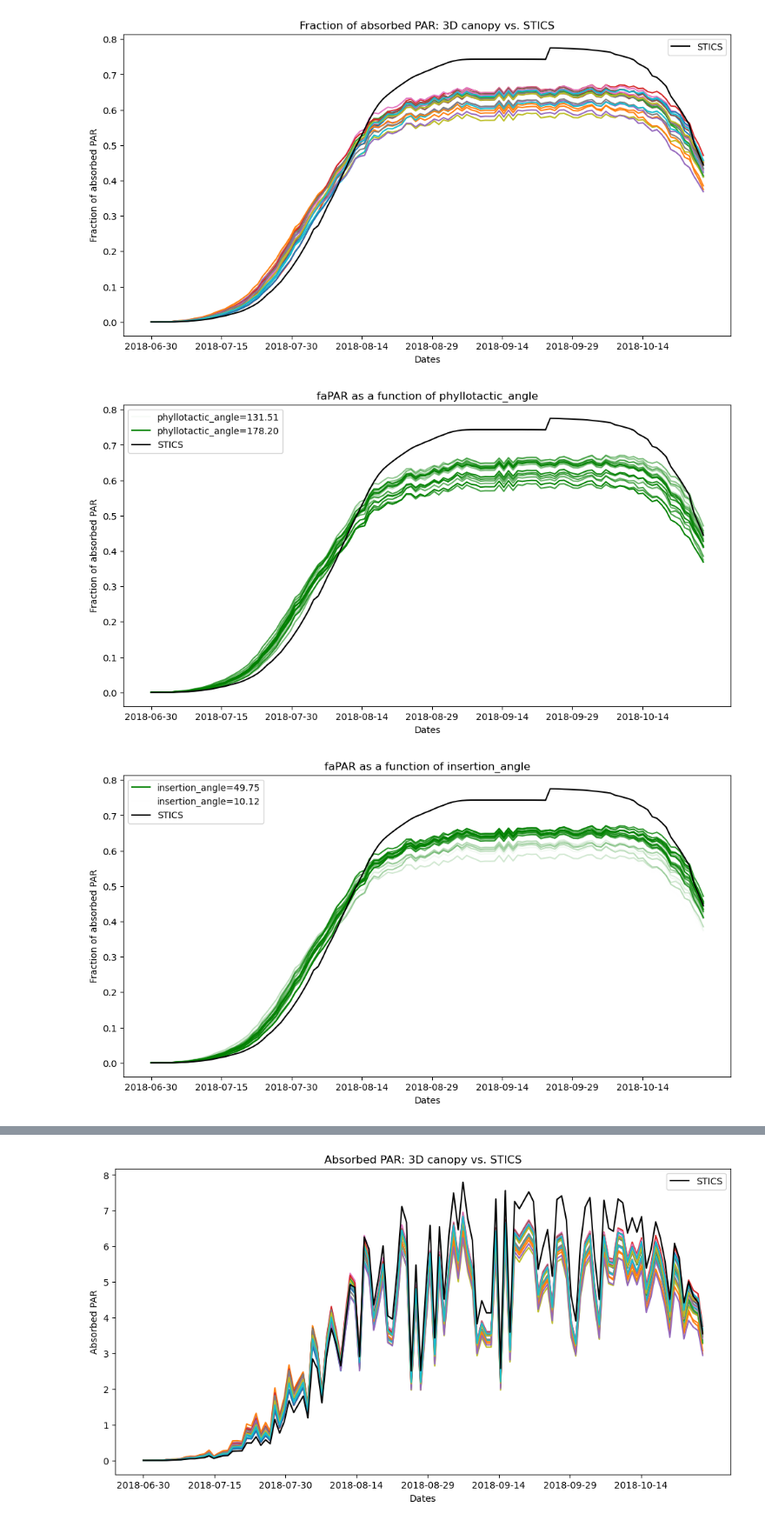
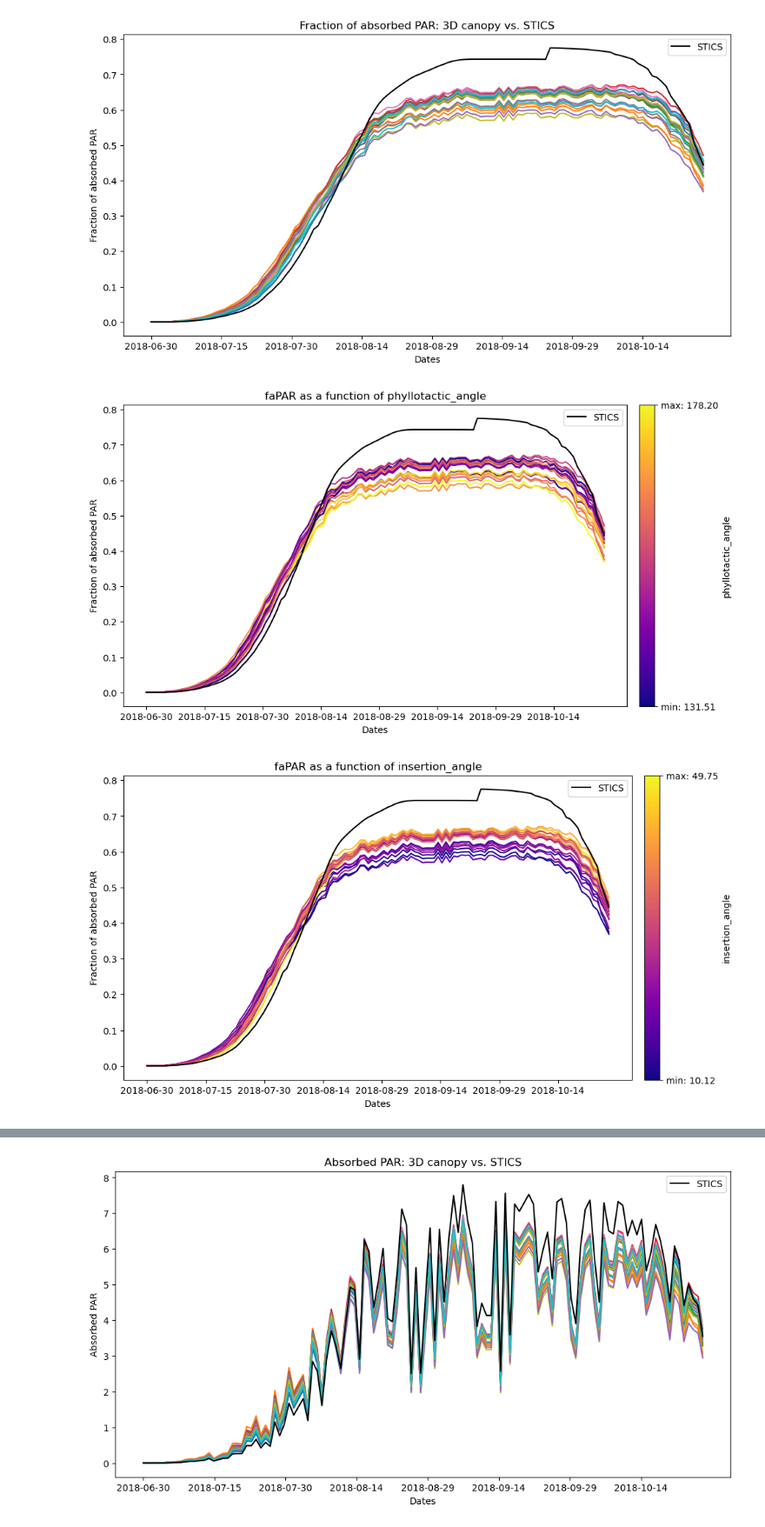
Before and after one commit to orianebro/ArchiCrop, a Jupyter notebook: tutorials/light_inter_sorghum_angles_plot.ipynb, the cells around one changed output, grey strips where cells are left out. Shown at 87% size. Drawn from its saved outputs; the diff is of its cells as text; code cells hidden in the pictures.

```diff
--- a/tutorials/light_inter_sorghum_angles_plot.ipynb
+++ b/tutorials/light_inter_sorghum_angles_plot.ipynb
@@ -122,36 +122,56 @@ if nrj_per_plant[0][0] is not None:
 # %%
 def plot_faPAR_parameter(dates, nrj_per_plant, par_incident, par_stics, sowing_density, archi, parameter, parameter_name, archicrop_color, stics_color):
     fig, ax = plt.subplots(figsize=(12, 6))
-    for k,curve in nrj_per_plant.items():
-        # ax.plot(dates, [nrj*sowing_density/par for nrj,par in zip(curve, par_incident)]) #, color=archicrop_color, alpha=0.4, label="ArchiCrop x Caribu")
-        label = f"{parameter_name}={parameter[k]:.2f}" if parameter[k] == min(parameter) or parameter[k] == max(parameter) else None
-        alpha = (parameter[k]-min(archi[parameter_name]))/(max(parameter)-min(archi[parameter_name]))
-        ax.plot(dates, [nrj/par for nrj,par in zip(curve, par_incident)], color=archicrop_color, alpha=alpha, label=label) #, label=f"{parameter[k]}") #, color=archicrop_color, alpha=0.4, label="ArchiCrop x Caribu")
+    # for k,curve in nrj_per_plant.items():
+    #     # ax.plot(dates, [nrj*sowing_density/par for nrj,par in zip(curve, par_incident)]) #, color=archicrop_color, alpha=0.4, label="ArchiCrop x Caribu")
+    #     label = f"{parameter_name}={parameter[k]:.2f}" if parameter[k] == min(parameter) or parameter[k] == max(parameter) else None
+    #     alpha = (parameter[k]-min(archi[parameter_name]))/(max(parameter)-min(archi[parameter_name]))
+    #     ax.plot(dates, [nrj/par for nrj,par in zip(curve, par_incident)], color=archicrop_color, alpha=alpha, label=label) #, label=f"{parameter[k]}") #, color=archicrop_color, alpha=0.4, label="ArchiCrop x Caribu")
+
+    # Normalize parameter values to [0, 1] for colormap
+    param_values = np.array([parameter[k] for k in nrj_per_plant])
+    norm = plt.Normalize(param_values.min(), param_values.max())
+    cmap = plt.get_cmap('plasma')  # You can choose any matplotlib colormap
+
+    for k, curve in nrj_per_plant.items():
+        color = cmap(norm(parameter[k]))
+        label = f"{parameter_name}={parameter[k]:.2f}" if parameter[k] == param_values.min() or parameter[k] == param_values.max() else None
+        ax.plot(dates, [nrj/par for nrj, par in zip(curve, par_incident)], color=color) #, label=label)
 
 
     # ax.fill_between(time_points, min_values, max_values, color="skyblue", alpha=0.4)
     # ax.plot(time_points, min_values, color="blue", linestyle="--", label="Min 3D")
     # ax.plot(time_points, max_values, color="red", linestyle="--", label="Max 3D")
     ax.plot(dates, par_stics, color=stics_color, label="STICS")
 
     # Labels and legend
     ax.set_xticks(np.arange(0, len(dates)+1, (len(dates)+1)/8))
     ax.set_xlabel("Dates")
     ax.set_ylabel("Fraction of absorbed PAR")
     ax.set_title(f"faPAR as a function of {parameter_name}")
+
+    # Add colorbar legend
+    sm = plt.cm.ScalarMappable(cmap=cmap, norm=norm)
+    sm.set_array([])
+    cbar = plt.colorbar(sm, ax=ax, orientation='vertical', pad=0.02)
+    cbar.set_label(f"{parameter_name}")
+    cbar.set_ticks([param_values.min(), param_values.max()])
+    cbar.set_ticklabels([f"min: {param_values.min():.2f}", f"max: {param_values.max():.2f}"])
+
+
     ax.legend()
 
     # Save figure
     today_str = date.today().strftime("%Y-%m-%d")
     os.makedirs(f"D:/PhD_Oriane/simulations_ArchiCrop/{today_str}", exist_ok=True)  # noqa: PTH103
     plt.savefig(f"D:/PhD_Oriane/simulations_ArchiCrop/{today_str}/plot_faPAR_{parameter_name}.png")
 
     plt.show()
 
 plot_faPAR_parameter(dates, nrj_per_plant, par_incident, par_stics, sowing_density, archi, phyllotactic_angle, 'phyllotactic_angle', archicrop_color, stics_color='black')
 plot_faPAR_parameter(dates, nrj_per_plant, par_incident, par_stics, sowing_density, archi, insertion_angle, 'insertion_angle', archicrop_color, stics_color='black')
 plot_faPAR_parameter(dates, nrj_per_plant, par_incident, par_stics, sowing_density, archi, curvature, 'curvature', archicrop_color, stics_color='black')
 plot_faPAR_parameter(dates, nrj_per_plant, par_incident, par_stics, sowing_density, archi, scurv, 'scurv', archicrop_color, stics_color='black')
 # %% [output]
-[figure, old version]
+[figure, new version]
-[figure, old version]
+[figure, new version]
```
Also changed, not shown: parts of 2 cells of this notebook, 6 other files.
